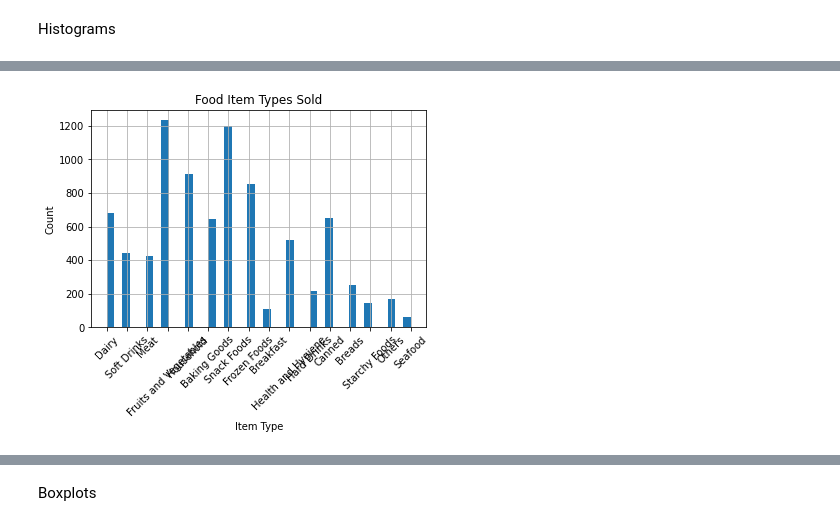
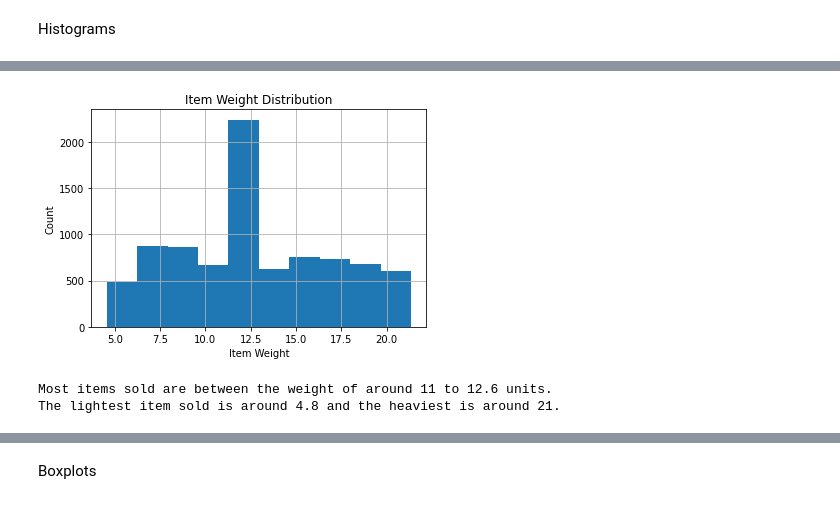
Before and after one commit to Gracey701/Sales_Predictions, a Jupyter notebook: Sales_Predictions_Project.ipynb, the cells around one changed output, grey strips where cells are left out. Cells and saved outputs as stored; diff of their text form; code cells hidden in the pictures.

```diff
--- a/Sales_Predictions_Project.ipynb
+++ b/Sales_Predictions_Project.ipynb
@@ -269,8 +262,11 @@ plt.title('Low Fat vs Regular Items Sold');
-# %%
-sales_predictions['Item_Type'].hist(bins='auto')
-plt.xticks(rotation = 45)
-plt.xlabel('Item Type')
-plt.ylabel('Count')
-plt.title('Food Item Types Sold');
-# %% [output]
-[figure, removed]
+# %%
+sales_predictions['Item_Weight'].hist(bins=10)
+plt.xlabel('Item Weight')
+plt.ylabel('Count')
+plt.title('Item Weight Distribution');
+plt.show()
+print('Most items sold are between the weight of around 11 to 12.6 units. \nThe lightest item sold is around 4.8 and the heaviest is around 21.')
+# %% [output]
+[figure, added]
+Most items sold are between the weight of around 11 to 12.6 units.
+The lightest item sold is around 4.8 and the heaviest is around 21.
```
Also changed, not shown: parts of 8 cells of this notebook.
